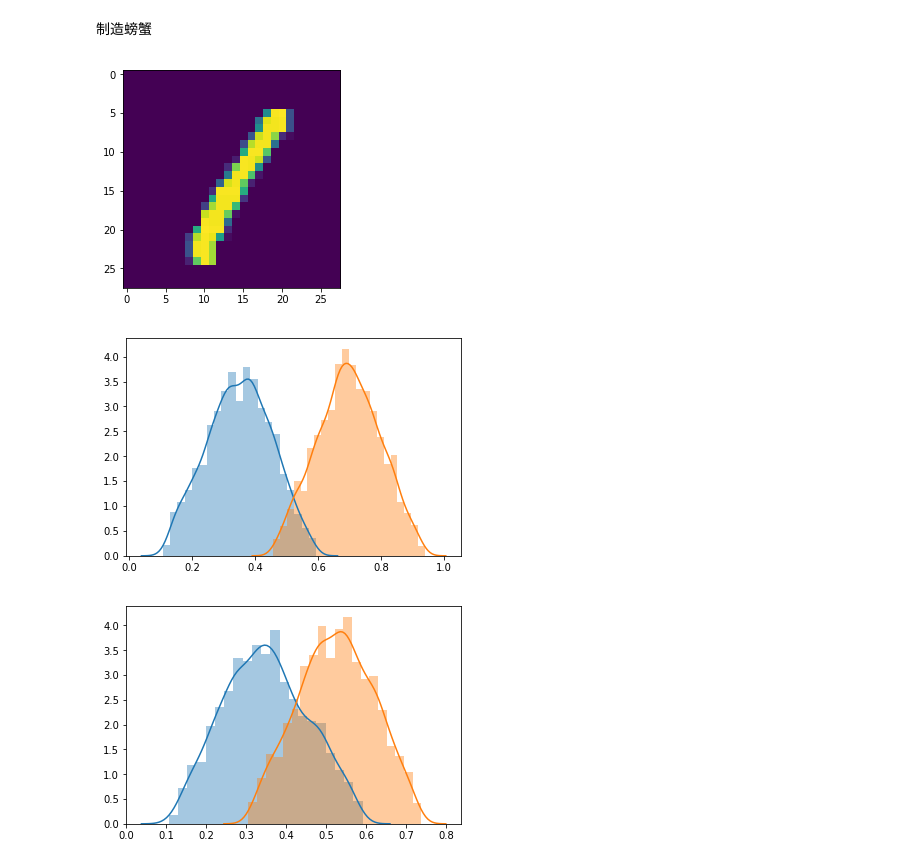
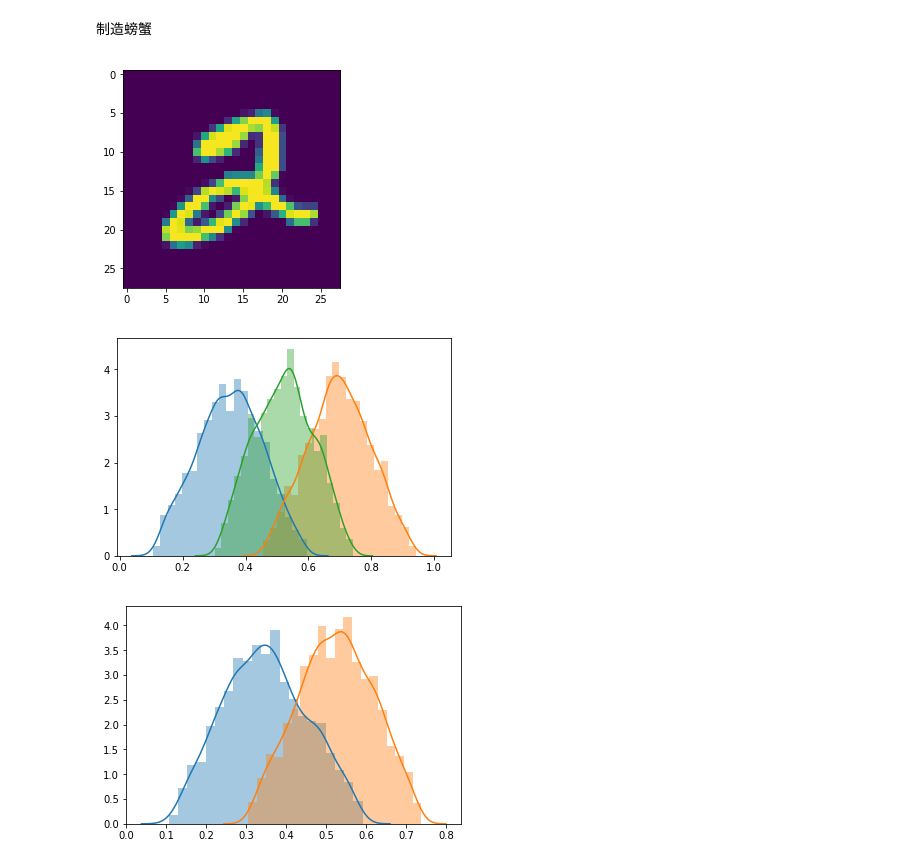
Before and after one commit to pitybea/l2r, a Jupyter notebook: l2r.ipynb, the cells around one changed output. Cells and saved outputs as stored; diff of their text form; code cells hidden in the pictures.

```diff
--- a/l2r.ipynb
+++ b/l2r.ipynb
@@ -32,10 +32,10 @@ origin_train_data = datasets.MNIST(root = 'data', train = True, download = True,
 origin_test_data = datasets.MNIST(root = 'data', train = False, download = True, transform = transform)
 # %%
 from matplotlib import pyplot as plt
-plt.imshow(origin_train_data.data.numpy()[3], interpolation='nearest')
+plt.imshow(origin_train_data.data.numpy()[5], interpolation='nearest')
 plt.show()
 # %% [output]
-[figure, old version]
+[figure, new version]
 # %%
 # flatten the numbers to be crabs, and normalize the data
 num_train_data = origin_train_data.data.view(60000, -1).numpy() / 256
@@ -76,10 +76,10 @@ test_label = np.array([make_label(False, i) for i in range(test_data.shape[0])])
 # %%
 import seaborn as sn
 # %%
-for i in range(2):
+for i in range(3):
     sn.distplot(train_label[:1986, i])
 # %% [output]
-[figure, old version]
+[figure, new version]
 # %%
 for i in range(2):
     sn.distplot(train_label[1986: 1986 * 2, i])
```
Also changed, not shown: parts of 7 cells of this notebook.
